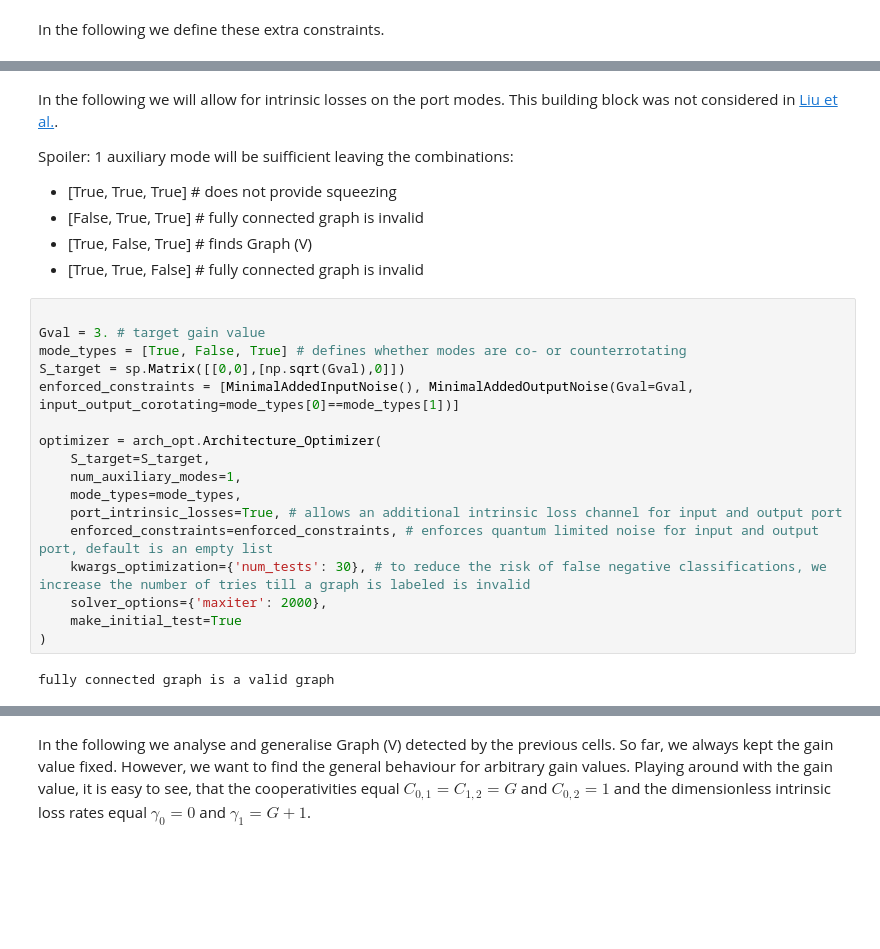
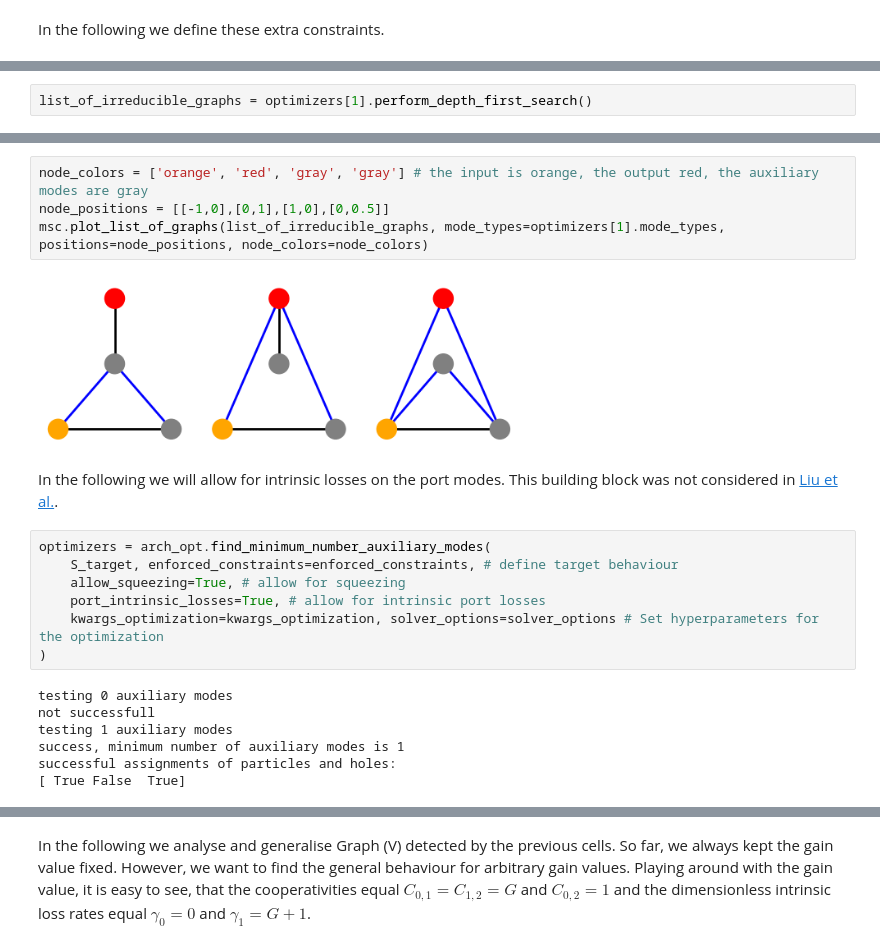
Before and after one commit to jlandgr/AutoScattering, a Jupyter notebook: 5_directional_quantum_limited_amplifier.ipynb, the cells around one changed output, grey strips where cells are left out. Saved outputs shown, nothing was run; the diff lists cells and outputs as text; blank space fills up the shorter version.

```diff
--- a/5_directional_quantum_limited_amplifier.ipynb
+++ b/5_directional_quantum_limited_amplifier.ipynb
@@ -151,0 +165,2 @@ msc.plot_list_of_graphs(list_of_irreducible_graphs, mode_types=mode_types, posit
+# %%
+list_of_irreducible_graphs = optimizers[1].perform_depth_first_search()
@@ -152,28 +183,23 @@ msc.plot_list_of_graphs(list_of_irreducible_graphs, mode_types=mode_types, posit
+# %%
+node_colors = ['orange', 'red', 'gray', 'gray'] # the input is orange, the output red, the auxiliary modes are gray
+node_positions = [[-1,0],[0,1],[1,0],[0,0.5]]
+msc.plot_list_of_graphs(list_of_irreducible_graphs, mode_types=optimizers[1].mode_types, positions=node_positions, node_colors=node_colors)
+# %% [output]
+[figure, added]
 # %% [markdown]
 In the following we will allow for intrinsic losses on the port modes. This building block was not considered in [Liu et al.](https://journals.aps.org/prapplied/abstract/10.1103/PhysRevApplied.21.014021).
-
-Spoiler: 1 auxiliary mode will be suifficient leaving the combinations:
-- [True, True, True] # does not provide squeezing
-- [False, True, True] # fully connected graph is invalid
-- [True, False, True] # finds Graph (V)
-- [True, True, False] # fully connected graph is invalid
-# %%
-
-Gval = 3. # target gain value
-mode_types = [True, False, True] # defines whether modes are co- or counterrotating
-S_target = sp.Matrix([[0,0],[np.sqrt(Gval),0]])
-enforced_constraints = [MinimalAddedInputNoise(), MinimalAddedOutputNoise(Gval=Gval, input_output_corotating=mode_types[0]==mode_types[1])]
-
-optimizer = arch_opt.Architecture_Optimizer(
-    S_target=S_target,
-    num_auxiliary_modes=1,
-    mode_types=mode_types,
-    port_intrinsic_losses=True, # allows an additional intrinsic loss channel for input and output port
-    enforced_constraints=enforced_constraints, # enforces quantum limited noise for input and output port, default is an empty list
-    kwargs_optimization={'num_tests': 30}, # to reduce the risk of false negative classifications, we increase the number of tries till a graph is labeled is invalid
-    solver_options={'maxiter': 2000},
-    make_initial_test=True
-)
-# %% [output]
-fully connected graph is a valid graph
+# %%
+optimizers = arch_opt.find_minimum_number_auxiliary_modes(
+    S_target, enforced_constraints=enforced_constraints, # define target behaviour
+    allow_squeezing=True, # allow for squeezing
+    port_intrinsic_losses=True, # allow for intrinsic port losses
+    kwargs_optimization=kwargs_optimization, solver_options=solver_options # Set hyperparameters for the optimization
+)
+# %% [output]
+testing 0 auxiliary modes
+not successfull
+testing 1 auxiliary modes
+success, minimum number of auxiliary modes is 1
+successful assignments of particles and holes:
+[ True False  True]
 # %%
```
Also changed, not shown: parts of 16 cells of this notebook, 4 other files.
